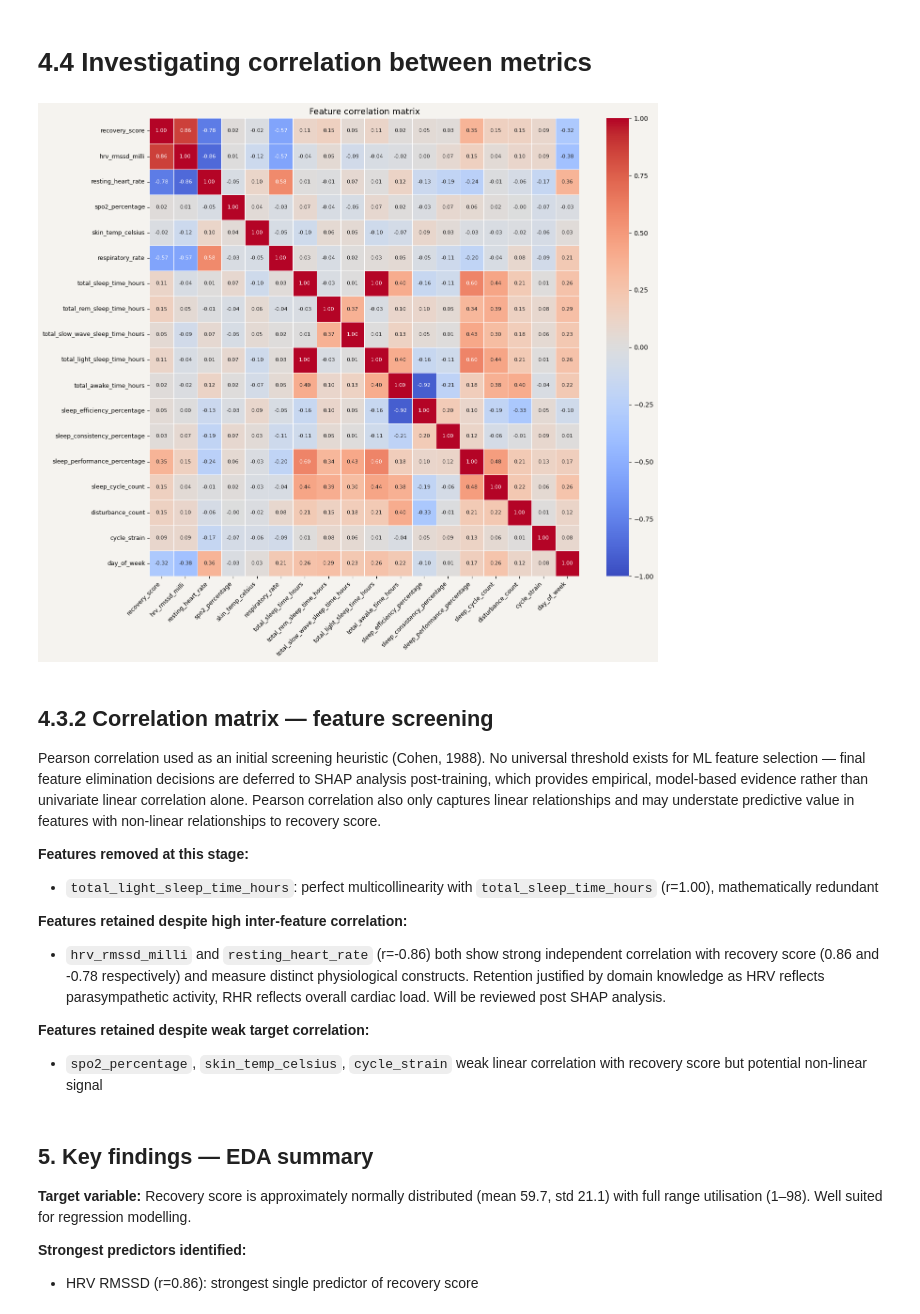
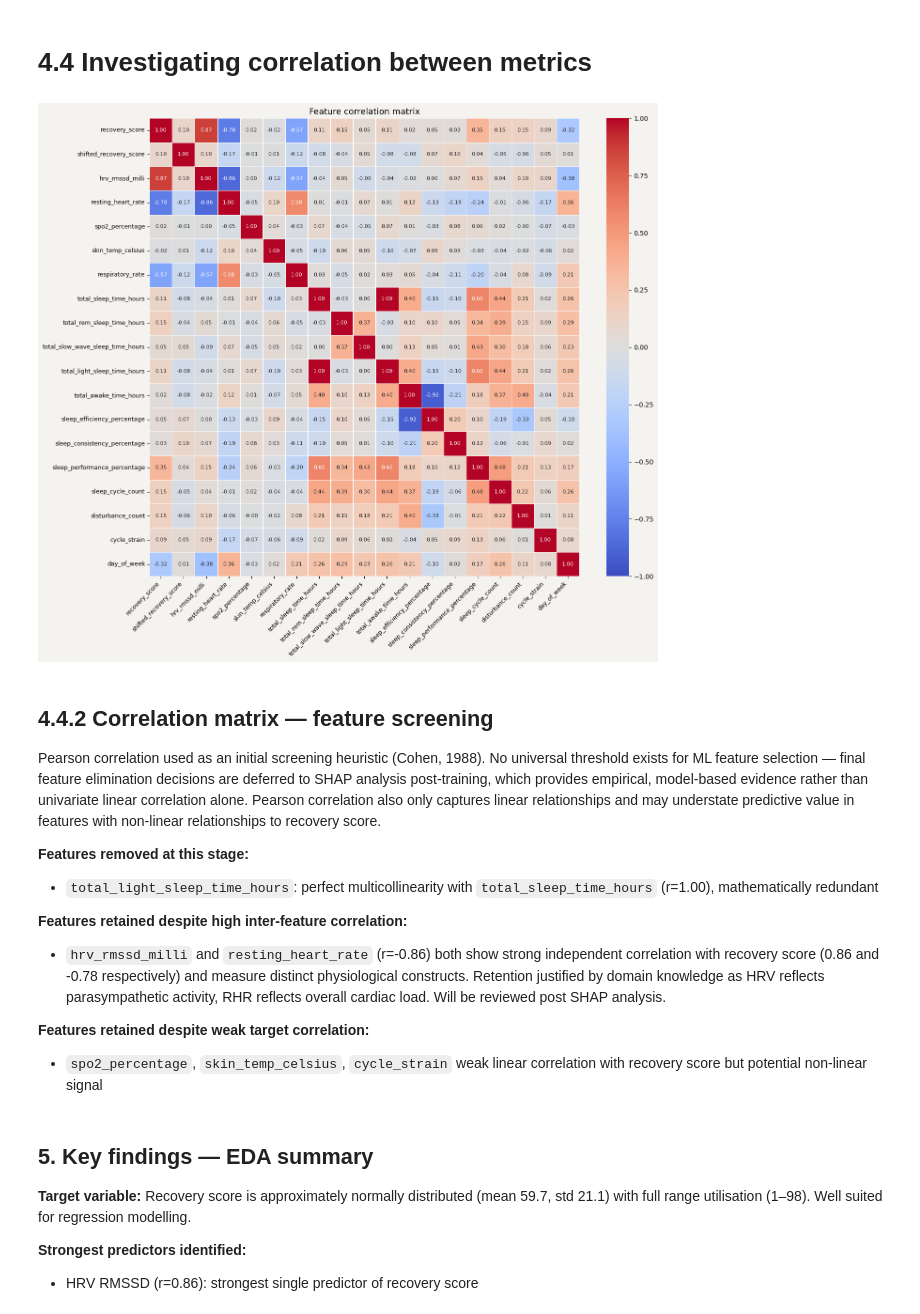
Before and after one commit to JordanPickles/whoop-recovery-predictor, a Jupyter notebook: notebooks/01_eda.ipynb, the cells around one changed output. Cells and saved outputs as stored; diff of their text form; code cells hidden in the pictures.

```diff
--- a/notebooks/01_eda.ipynb
+++ b/notebooks/01_eda.ipynb
@@ -201,0 +386,16 @@ df_wrangled.head()
+# %%
+df_wrangled['shifted_recovery_score'] = df_wrangled['recovery_score'].shift(1)
+# %%
+df_wrangled['previous_day_strain'] = df_wrangled['cycle_strain'].shift(1)
+
+## Rolling 7 day averages
+
+cols = ['hrv_rmssd_milli',
+        'resting_heart_rate',
+        'cycle_strain',
+]
+
+for col in cols:
+    df_wrangled[f'{col}_7d_avg'] = df_wrangled[col].rolling(window=7, min_periods=3).mean()
+
+df_wrangled.describe().T
@@ -346,15 +564,16 @@ fig, ax = plt.subplots(figsize=(14, 4))
 fig.patch.set_facecolor('#f5f3ef')
 ax.set_facecolor('#f5f3ef')
 
-ax.plot(df_wrangled['date'], df_wrangled['recovery_score'], label='Absolute Recovery Score', color='gray', alpha=0.3)
-ax.plot(df_wrangled['date'], df_wrangled['recovery_score'].rolling(7).mean(), label='7 Day Rolling Average', color='gray', alpha=0.8)
+df_visual = df_wrangled.copy()
+ax.plot(df_visual['date'], df_visual['recovery_score'], label='Absolute Recovery Score', color='gray', alpha=0.3)
+ax.plot(df_visual['date'], df_visual['recovery_score'].rolling(7).mean(), label='7 Day Rolling Average', color='gray', alpha=0.8)
 
-alcohol = df_wrangled[df_wrangled['alcohol_consumed_flag'] == 1]
+alcohol = df_visual[df_visual['alcohol_consumed_flag'] == 1]
 ax.scatter(alcohol['date'], alcohol['recovery_score'], color='red', label='Alcohol Flag', alpha=0.6, edgecolors='red', linewidth=0.5)
 
-df_wrangled['year_quarter'] = pd.to_datetime(df_wrangled['date']).dt.to_period('Q')
+df_visual['year_quarter'] = pd.to_datetime(df_visual['date']).dt.to_period('Q')
 
-quarterly = (df_wrangled.groupby('year_quarter')['recovery_score'].agg(avg_recovery='mean', day_count='count').reset_index())
+quarterly = (df_visual.groupby('year_quarter')['recovery_score'].agg(avg_recovery='mean', day_count='count').reset_index())
 
 # Drop partial quarters
 quarterly = quarterly[quarterly['day_count'] >= 30]
@@ -575,7 +794,7 @@ At a monthly level there are very few emerging patterns, the only. clear observa
 ## Adding the day of week flag to the df_wrangled dataframe
 
 df_wrangled['day_of_week'] = pd.to_datetime(df_wrangled['date']).dt.dayofweek
-
+df_wrangled.drop(columns=['month'], inplace=True, errors='ignore') # drop month if exists from previous cell run
 print(df_wrangled.columns.tolist())
 # %% [output]
 ['cycle_id', 'date', 'recovery_score', 'hrv_rmssd_milli', 'resting_heart_rate', 'spo2_percentage', 'skin_temp_celsius', 'respiratory_rate', 'total_in_bed_time_hours', 'total_awake_time_hours', 'total_ ...
@@ -584,6 +803,7 @@ print(df_wrangled.columns.tolist())
 # %%
 corr_cols = [
     'recovery_score',
+    'shifted_recovery_score',
     'hrv_rmssd_milli',
     'resting_heart_rate',
     'spo2_percentage',
@@ -602,36 +822,36 @@ corr_cols = [
     'cycle_strain',
     'day_of_week',
 ]
 
 corr_matrix = df_wrangled[corr_cols].corr()
 
 fig, ax = plt.subplots(figsize=(14, 12))
 fig.patch.set_facecolor('#f5f3ef')
 ax.set_facecolor('#f5f3ef')
 
 sns.heatmap(
     corr_matrix,
     annot=True,
     fmt='.2f',
     cmap='coolwarm',
     center=0,
     vmin=-1,
     vmax=1,
     linewidths=0.5,
     linecolor='white',
     ax=ax,
     annot_kws={'size': 8}
 )
 
 ax.set_title('Feature correlation matrix', fontsize=13)
 plt.xticks(rotation=45, ha='right', fontsize=9)
 plt.yticks(fontsize=9)
 plt.tight_layout()
 plt.show()
 # %% [output]
-[figure, old version]
+[figure, new version]
 # %% [markdown]
-## 4.3.2 Correlation matrix — feature screening
+## 4.4.2 Correlation matrix — feature screening
 
 Pearson correlation used as an initial screening heuristic (Cohen, 1988).
 No universal threshold exists for ML feature selection — final feature
```
Also changed, not shown: parts of 13 cells of this notebook, 1 other file.
